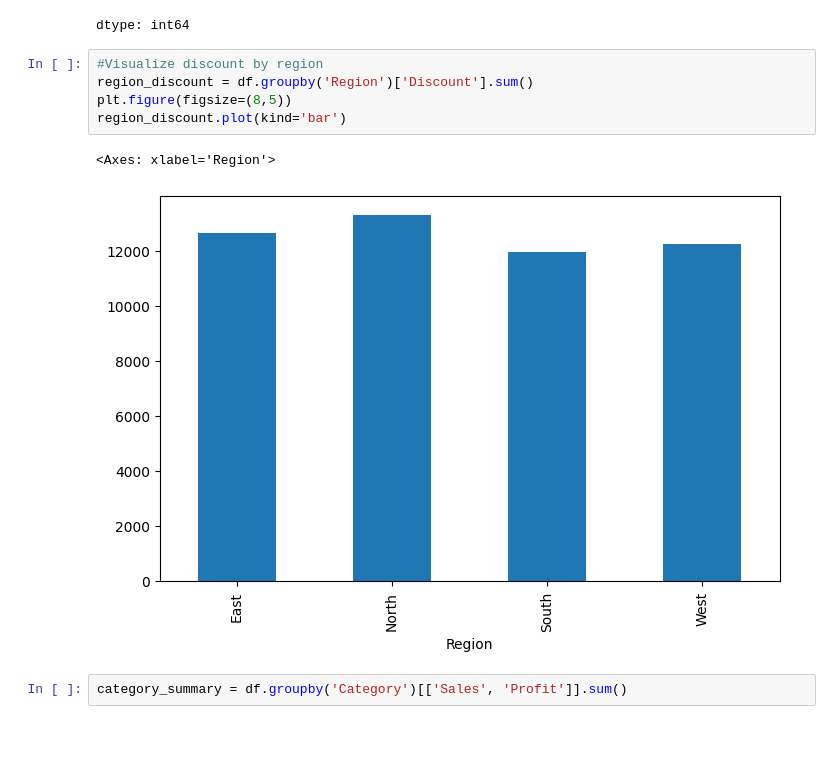
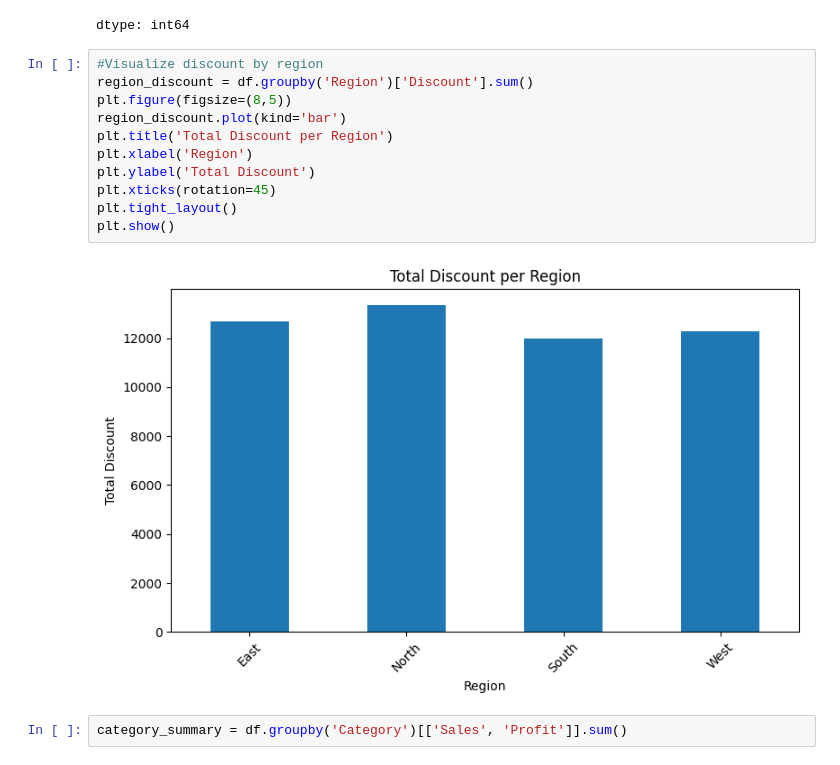
Before and after one commit to raphaelayerteyfloku1-bot/retail-sales-data-analysis, a Jupyter notebook: notebook.ipynb, the cells around one changed output. Drawn from its saved outputs; the diff is of its cells as text; blank space fills up the shorter version.

```diff
--- a/notebook.ipynb
+++ b/notebook.ipynb
@@ -178,11 +178,16 @@ dtype: int64
 # %%
 #Visualize discount by region
 region_discount = df.groupby('Region')['Discount'].sum()
 plt.figure(figsize=(8,5))
 region_discount.plot(kind='bar')
+plt.title('Total Discount per Region')
+plt.xlabel('Region')
+plt.ylabel('Total Discount')
+plt.xticks(rotation=45)
+plt.tight_layout()
+plt.show()
 # %% [output]
-<Axes: xlabel='Region'>
-[figure, old version]
+[figure, new version]
 # %%
 category_summary = df.groupby('Category')[['Sales', 'Profit']].sum()
 # %%
```
